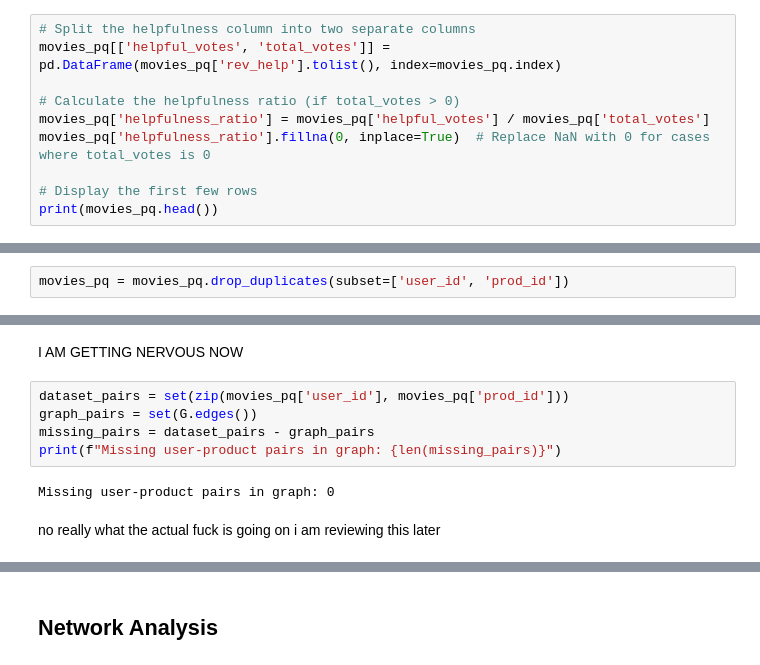
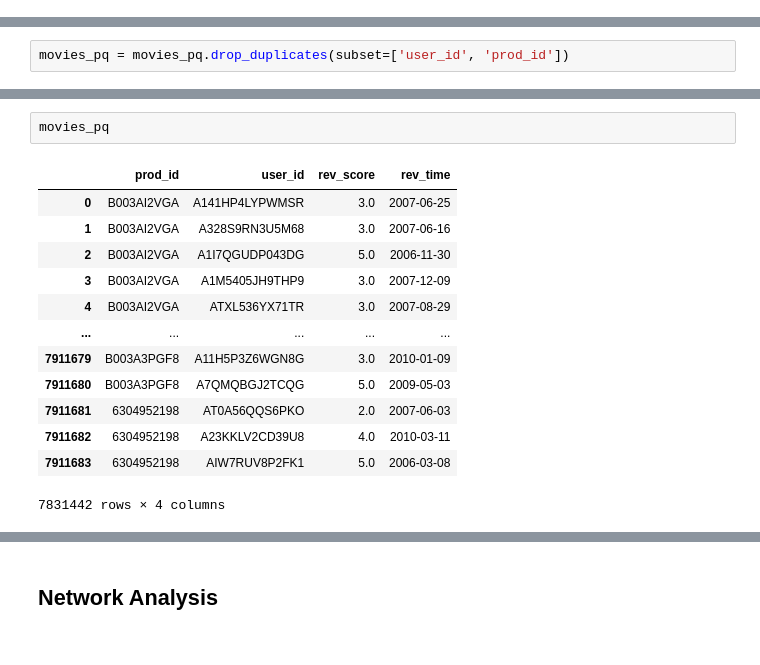
Before and after one commit to JPLM03/ADC-Project, a Jupyter notebook: Movies_CDA_v3.ipynb, the cells around one changed output, grey strips where cells are left out. Cells and saved outputs as stored; diff of their text form.

Commit message:
update graph

```diff
--- a/Movies_CDA_v3.ipynb
+++ b/Movies_CDA_v3.ipynb
@@ -120,10 +97,0 @@ print(movies_pq.head())
-# %%
-# Split the helpfulness column into two separate columns
-movies_pq[['helpful_votes', 'total_votes']] = pd.DataFrame(movies_pq['rev_help'].tolist(), index=movies_pq.index)
-
-# Calculate the helpfulness ratio (if total_votes > 0)
-movies_pq['helpfulness_ratio'] = movies_pq['helpful_votes'] / movies_pq['total_votes']
-movies_pq['helpfulness_ratio'].fillna(0, inplace=True)  # Replace NaN with 0 for cases where total_votes is 0
-
-# Display the first few rows
-print(movies_pq.head())
@@ -267,11 +149,16 @@ Number of problematic rows: 0
-# %% [markdown]
-I AM GETTING NERVOUS NOW
-# %%
-dataset_pairs = set(zip(movies_pq['user_id'], movies_pq['prod_id']))
-graph_pairs = set(G.edges())
-missing_pairs = dataset_pairs - graph_pairs
-print(f"Missing user-product pairs in graph: {len(missing_pairs)}")
-# %% [output]
-Missing user-product pairs in graph: 0
-# %% [markdown]
-no really what the actual fuck is going on i am reviewing this later
+# %%
+movies_pq
+# %% [output]
+|  | prod_id | user_id | rev_score | rev_time |
+| 0 | B003AI2VGA | A141HP4LYPWMSR | 3.0 | 2007-06-25 |
+| 1 | B003AI2VGA | A328S9RN3U5M68 | 3.0 | 2007-06-16 |
+| 2 | B003AI2VGA | A1I7QGUDP043DG | 5.0 | 2006-11-30 |
+| 3 | B003AI2VGA | A1M5405JH9THP9 | 3.0 | 2007-12-09 |
+| 4 | B003AI2VGA | ATXL536YX71TR | 3.0 | 2007-08-29 |
+| ... | ... | ... | ... | ... |
+| 7911679 | B003A3PGF8 | A11H5P3Z6WGN8G | 3.0 | 2010-01-09 |
+| 7911680 | B003A3PGF8 | A7QMQBGJ2TCQG | 5.0 | 2009-05-03 |
+| 7911681 | 6304952198 | AT0A56QQS6PKO | 2.0 | 2007-06-03 |
+| 7911682 | 6304952198 | A23KKLV2CD39U8 | 4.0 | 2010-03-11 |
+| 7911683 | 6304952198 | AIW7RUV8P2FK1 | 5.0 | 2006-03-08 |
+7831442 rows × 4 columns
```
Also changed, not shown: parts of 34 cells of this notebook.
